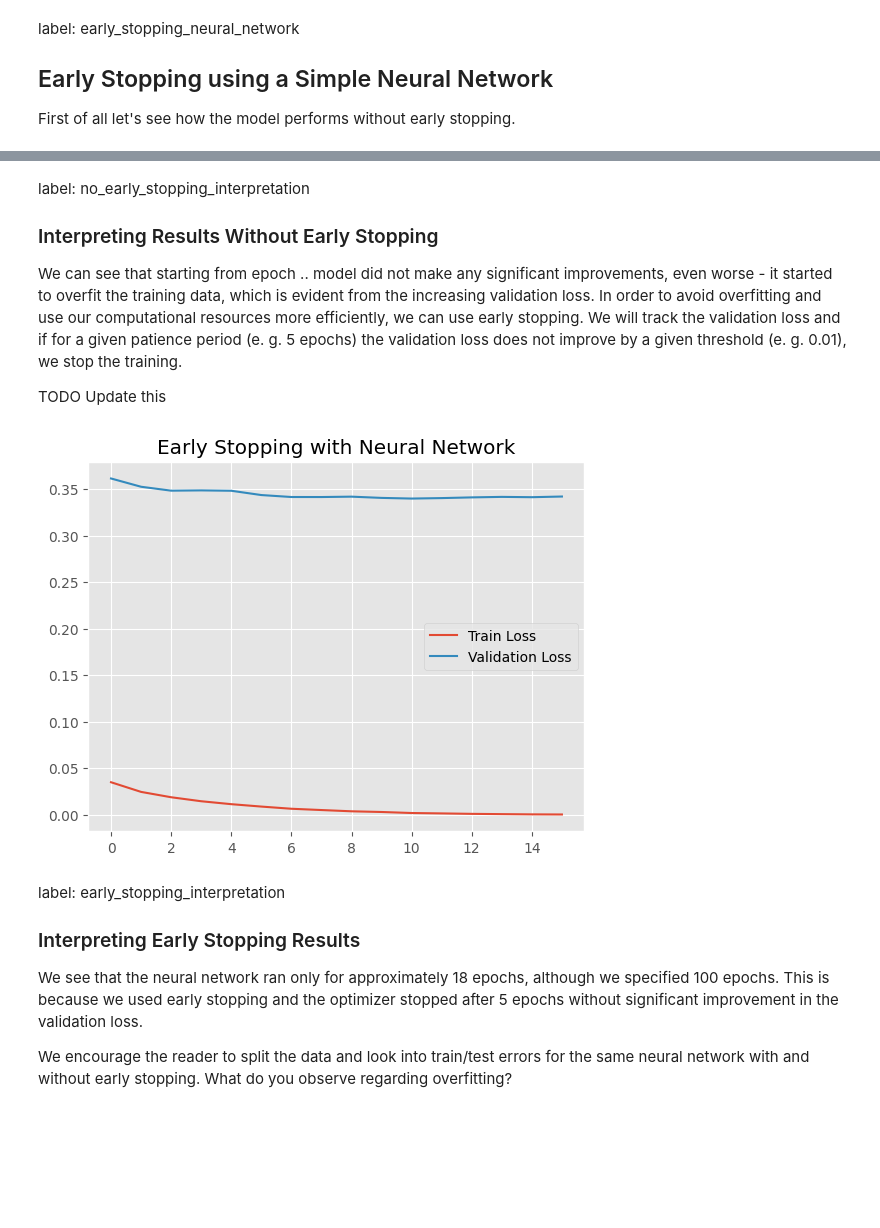
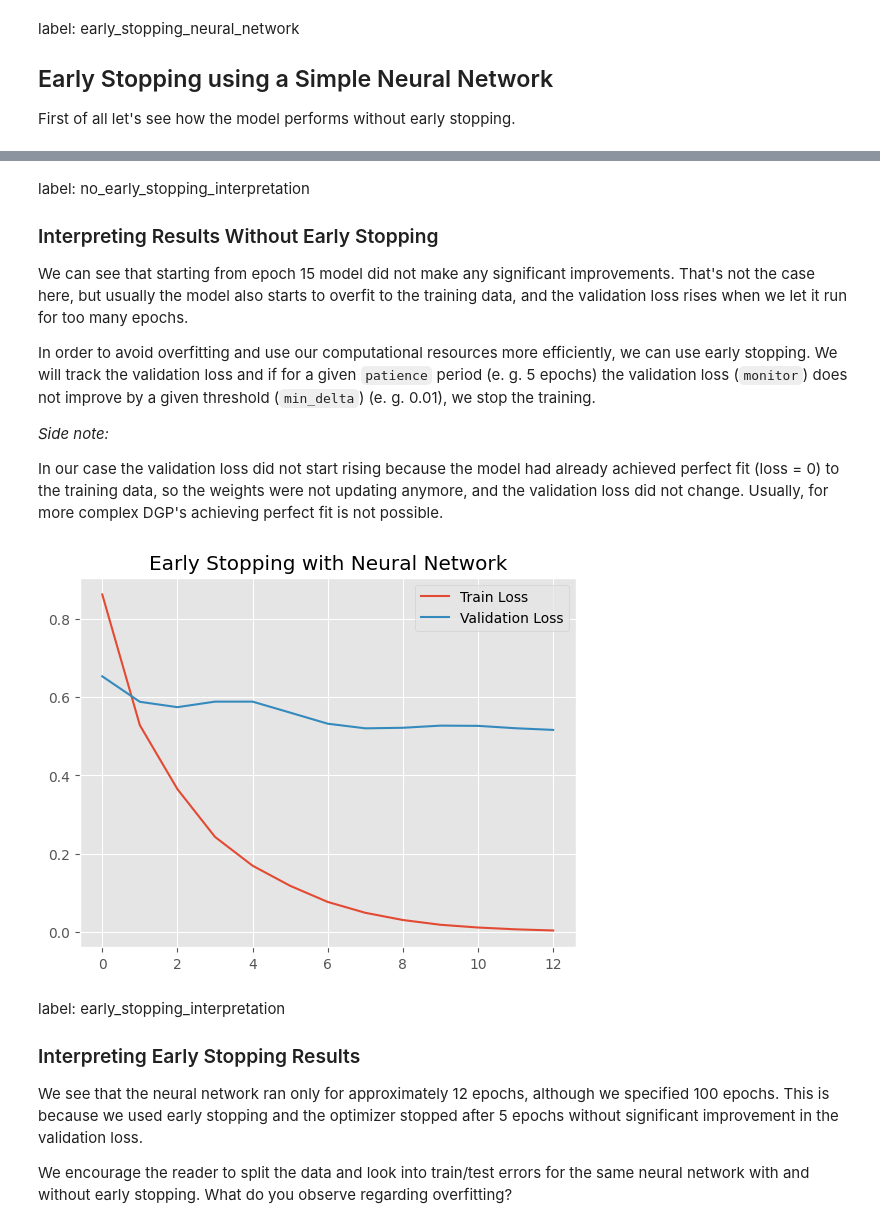
Before and after one commit to slds-lmu/lecture_sl, a Jupyter notebook: exercises/regularization-quarto/sol_regularization_1_py.ipynb, the cells around one changed output, grey strips where cells are left out. Saved outputs shown, nothing was run; the diff lists cells and outputs as text; code cells hidden in the pictures; blank space fills up the shorter version.

```diff
--- a/exercises/regularization-quarto/sol_regularization_1_py.ipynb
+++ b/exercises/regularization-quarto/sol_regularization_1_py.ipynb
@@ -470,42 +459,64 @@ KeyboardInterrupt:
 label: no_early_stopping_interpretation
 ### Interpreting Results Without Early Stopping
 
-We can see that starting from epoch .. model did not make any significant improvements, even worse - it started to overfit the training data, which is evident from the increasing validation loss. In order to avoid overfitting and use our computational resources more efficiently, we can use early stopping. We will track the validation loss and if for a given patience period (e. g. 5 epochs) the validation loss does not improve by a given threshold (e. g. 0.01), we stop the training.
+We can see that starting from epoch 15 model did not make any significant improvements. That's not the case here, but usually the model also starts to overfit to the training data, and the validation loss rises when we let it run for too many epochs.
 
-TODO Update this
+In order to avoid overfitting and use our computational resources more efficiently, we can use early stopping. We will track the validation loss and if for a given `patience` period (e. g. 5 epochs) the validation loss (`monitor`) does not improve by a given threshold (`min_delta`) (e. g. 0.01), we stop the training.
+
+*Side note:*
+
+In our case the validation loss did not start rising because the model had already achieved perfect fit (loss = 0) to the training data, so the weights were not updating anymore, and the validation loss did not change. Usually, for more complex DGP's achieving perfect fit is not possible.
 # %%
 #| label: early_stopping
+# TensorFlow is used for simplicity, in practice we may often prefer PyTorch
+import tensorflow as tf
+from tensorflow.keras import Sequential
+from tensorflow.keras.layers import Dense
 from tensorflow.keras.callbacks import EarlyStopping
+
+tf.random.set_seed(509)
+
+neural_network = Sequential()
+neural_network.add(Dense(units=50, activation='relu', input_shape=(X.shape[1],)))
+neural_network.add(Dense(units=50, activation='relu'))
+neural_network.add(Dense(units=1, activation='linear'))
+
+neural_network.compile(
+    optimizer='adam',
+    loss='mse',
+    metrics=['mse']
+)
+
 
 # Early stopping callback
 early_stop = EarlyStopping(patience=5,
-                        #    tol=..,
-                        #    what_to_track=..,
+                           monitor="val_loss", # this is the defauly
+                           min_delta=0.01,  # Minimum change to qualify as an improvement
                            restore_best_weights=True)
 
 history = neural_network.fit(
     X,
     y,
     batch_size=16,
     epochs=100,
     validation_split=0.2,
     callbacks=[early_stop], # Early stopping
     verbose=0
 )
 
 # Plot the training history
 plt.figure()
 plt.plot(history.history['loss'], label='Train Loss')
 plt.plot(history.history['val_loss'], label='Validation Loss')
 plt.legend()
 plt.title("Early Stopping with Neural Network")
 plt.show()
 # %% [output]
-[figure, old version]
+[figure, new version]
 # %% [markdown]
 label: early_stopping_interpretation
 ### Interpreting Early Stopping Results
 
-We see that the neural network ran only for approximately 18 epochs, although we specified 100 epochs. This is because we used early stopping and the optimizer stopped after 5 epochs without significant improvement in the validation loss.
+We see that the neural network ran only for approximately 12 epochs, although we specified 100 epochs. This is because we used early stopping and the optimizer stopped after 5 epochs without significant improvement in the validation loss.
 
 We encourage the reader to split the data and look into train/test errors for the same neural network with and without early stopping. What do you observe regarding overfitting?
```
Also changed, not shown: parts of 5 cells of this notebook.
